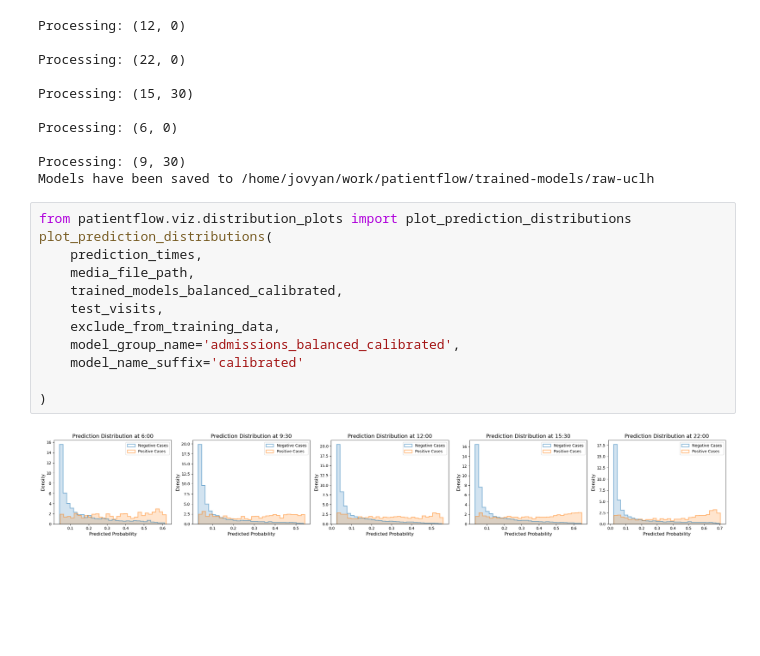
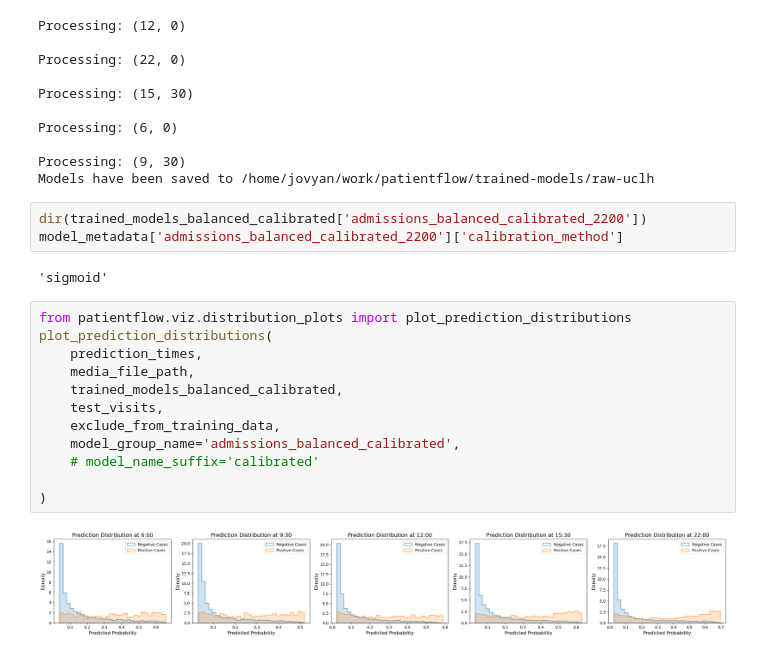
Before and after one commit to zmek/patientflow, a Jupyter notebook: notebooks/4a_Predict_probability_of_admission_from_ED.ipynb, the cells around one changed output. Cells and saved outputs as stored; diff of their text form; blank space fills up the shorter version.

```diff
--- a/notebooks/4a_Predict_probability_of_admission_from_ED.ipynb
+++ b/notebooks/4a_Predict_probability_of_admission_from_ED.ipynb
@@ -677,20 +690,25 @@ Processing: (6, 0)
 
 Processing: (9, 30)
 Models have been saved to /home/jovyan/work/patientflow/trained-models/raw-uclh
+# %%
+dir(trained_models_balanced_calibrated['admissions_balanced_calibrated_2200'])
+model_metadata['admissions_balanced_calibrated_2200']['calibration_method']
+# %% [output]
+'sigmoid'
 # %%
 from patientflow.viz.distribution_plots import plot_prediction_distributions
 plot_prediction_distributions(
     prediction_times,
     media_file_path,
     trained_models_balanced_calibrated,
     test_visits,
     exclude_from_training_data,
     model_group_name='admissions_balanced_calibrated',
-    model_name_suffix='calibrated'
+    # model_name_suffix='calibrated'
 
 )
 # %% [output]
-[figure, old version]
+[figure, new version]
 # %%
 # with balanced training, calibrated
 from patientflow.viz.calibration_plot import plot_calibration
```
Also changed, not shown: parts of 7 cells of this notebook, 2 other files.
